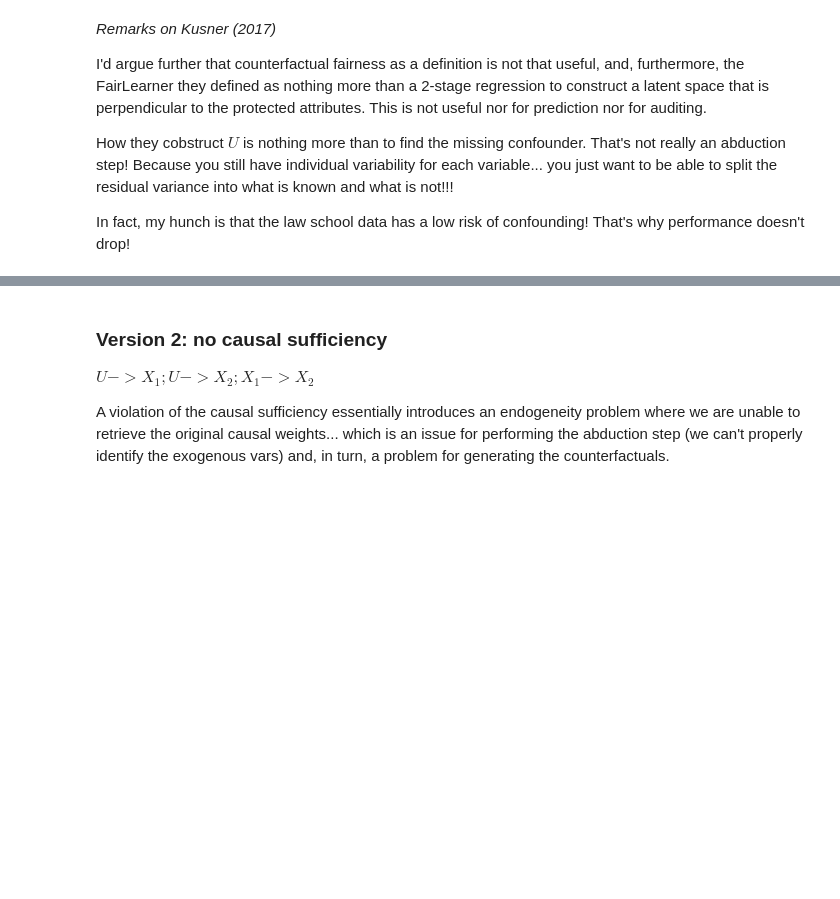
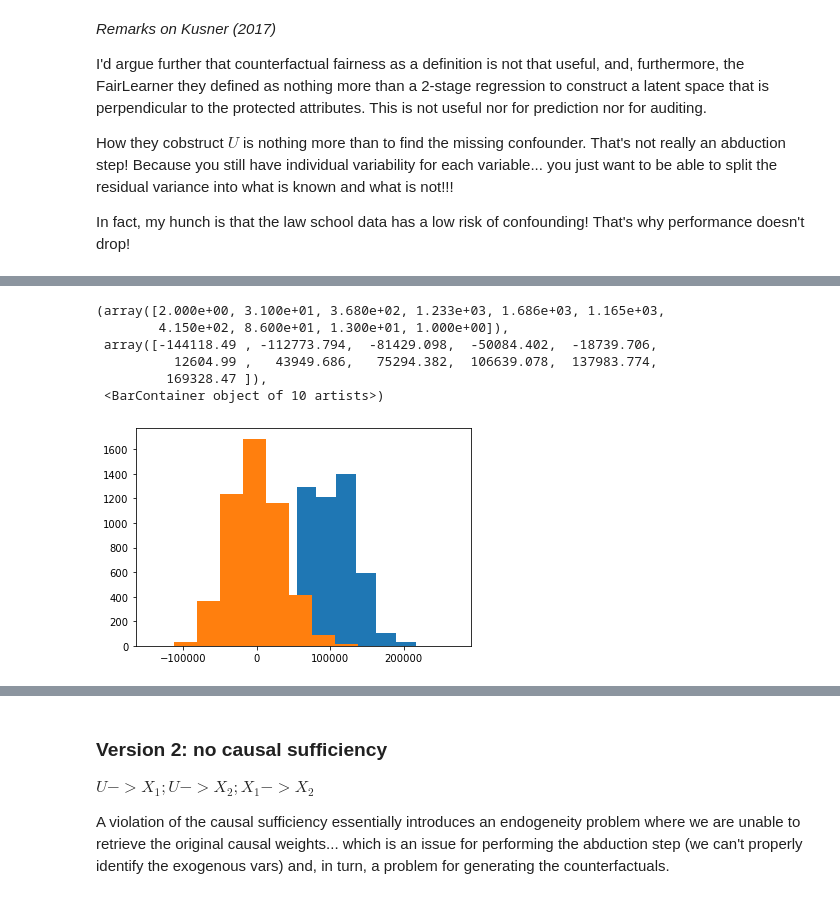
Before and after one commit to cc-jalvarez/counterfactual-situation-testing, a Jupyter notebook: synthetic_scf.ipynb, the cells around one changed output, grey strips where cells are left out. Cells and saved outputs as stored; diff of their text form; code cells hidden in the pictures; blank space fills up the shorter version.

```diff
--- a/synthetic_scf.ipynb
+++ b/synthetic_scf.ipynb
@@ -287,0 +394,3 @@ In fact, my hunch is that the law school data has a low risk of confounding! Tha
+# %%
+n_scf_data = n_data[['LoanApproval', 'AnnualSalary', 'AccountBalance', 'Gender', 'u1', 'u2']].copy()
+n_scf_data.head(5)
@@ -287,0 +404,4 @@ In fact, my hunch is that the law school data has a low risk of confounding! Tha
+# %%
+n_scf_data['hat_u1'] = round(n_scf_data['AnnualSalary'] - model_sal.predict(x_sal), 2)
+n_scf_data['hat_u2'] = round(n_scf_data['AccountBalance'] - model_acc.predict(x_acc), 2)
+n_scf_data.head(5)
@@ -287,0 +415,11 @@ In fact, my hunch is that the law school data has a low risk of confounding! Tha
+# %%
+plt.hist(n_scf_data['u1'])
+plt.hist(n_scf_data['hat_u1'])
+# %% [output]
+(array([2.000e+00, 3.100e+01, 3.680e+02, 1.233e+03, 1.686e+03, 1.165e+03,
+        4.150e+02, 8.600e+01, 1.300e+01, 1.000e+00]),
+ array([-144118.49 , -112773.794,  -81429.098,  -50084.402,  -18739.706,
+          12604.99 ,   43949.686,   75294.382,  106639.078,  137983.774,
+         169328.47 ]),
+ <BarContainer object of 10 artists>)
+[figure, added]
```
Also changed, not shown: parts of 46 cells of this notebook, 1 other file.
